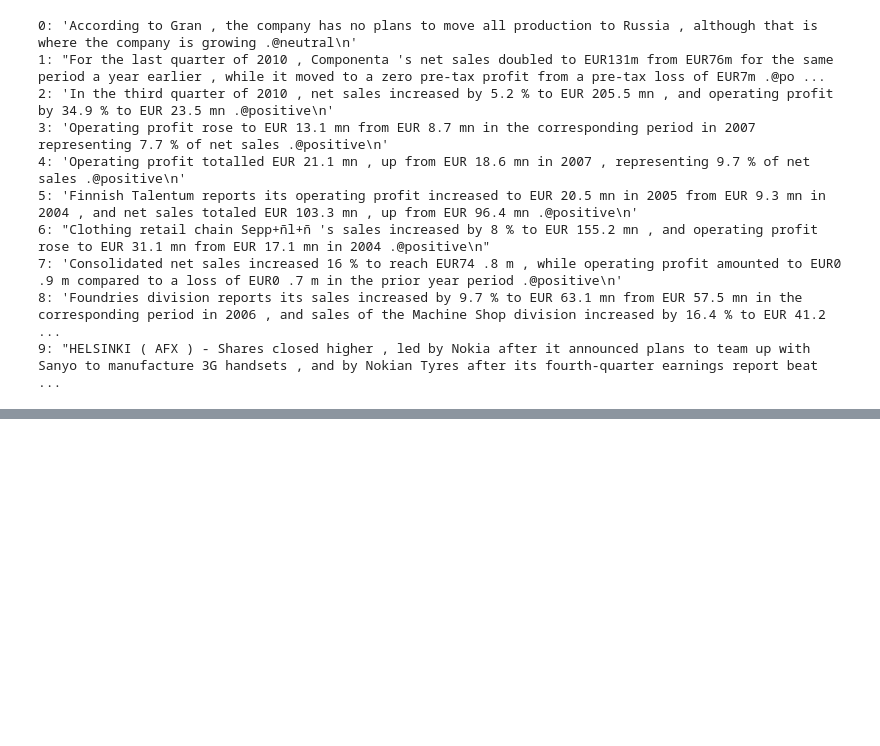
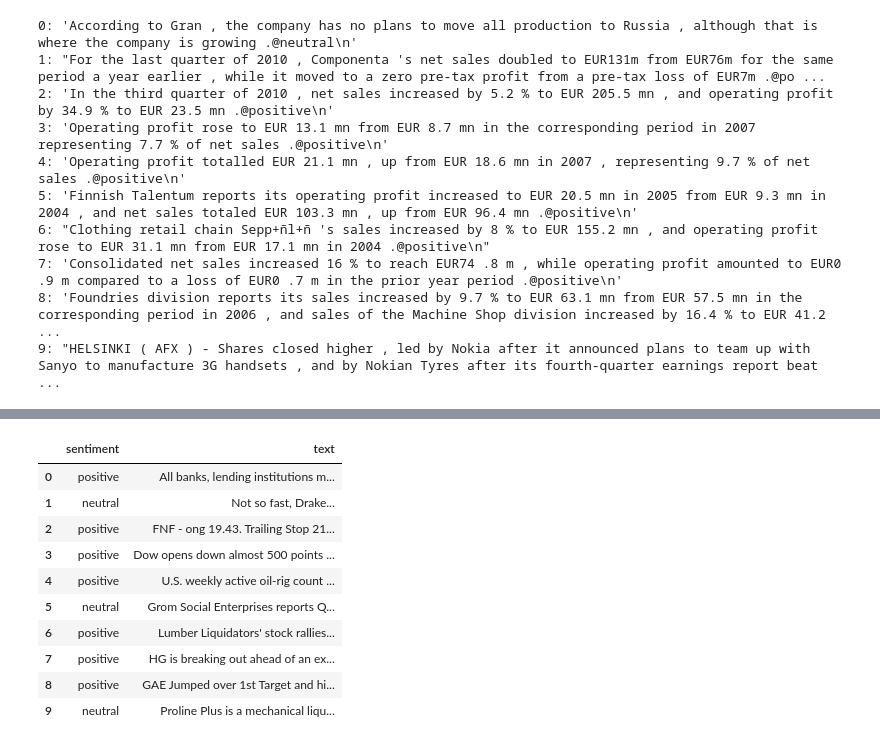
Before and after one commit to Sealie145/HACE_Financial_Sentiment_Analysis, a Jupyter notebook: notebooks/01_data_preparation.ipynb, the cells around one changed output, grey strips where cells are left out. Cells and saved outputs as stored; diff of their text form; code cells hidden in the pictures; blank space fills up the shorter version.

```diff
--- a/notebooks/01_data_preparation.ipynb
+++ b/notebooks/01_data_preparation.ipynb
@@ -583,0 +1411,53 @@ def label_distribution(df, name, label_column):
+# %%
+# ============================================================
+# CELL 23 — INSPECT KAGGLE FINANCE NEWS
+# ============================================================
+
+print("=" * 60)
+print("KAGGLE FINANCE NEWS SENTIMENTS")
+print("=" * 60)
+
+
+finance_news_files = list(
+    FINANCE_NEWS_DIR.glob("*.csv")
+)
+
+print("CSV files found:")
+
+for file in finance_news_files:
+    print(
+        f"  {file.name} "
+        f"({file.stat().st_size / (1024 * 1024):.2f} MB)"
+    )
+
+
+if not finance_news_files:
+
+    raise FileNotFoundError(
+        "No CSV files found in data/raw/finance_news/"
+    )
+
+
+# Load first CSV
+finance_news_file = finance_news_files[0]
+
+finance_news = pd.read_csv(
+    finance_news_file
+)
+
+
+print("\nFile loaded:")
+print(finance_news_file)
+
+print("\nShape:")
+print(finance_news.shape)
+
+print("\nColumns:")
+print(finance_news.columns.tolist())
+
+print("\nData types:")
+print(finance_news.dtypes)
+
+print("\nFirst 10 rows:")
+display(finance_news.head(10))
+# %% [output]
@@ -583,0 +1481,11 @@ def label_distribution(df, name, label_column):
+|  | sentiment | text |
+| 0 | positive | All banks, lending institutions m... |
+| 1 | neutral | Not so fast, Drake... |
+| 2 | positive | FNF - ong 19.43. Trailing Stop 21... |
+| 3 | positive | Dow opens down almost 500 points ... |
+| 4 | positive | U.S. weekly active oil-rig count ... |
+| 5 | neutral | Grom Social Enterprises reports Q... |
+| 6 | positive | Lumber Liquidators' stock rallies... |
+| 7 | positive | HG is breaking out ahead of an ex... |
+| 8 | positive | GAE Jumped over 1st Target and hi... |
+| 9 | neutral | Proline Plus is a mechanical liqu... |
```
Also changed, not shown: parts of 12 cells of this notebook.
